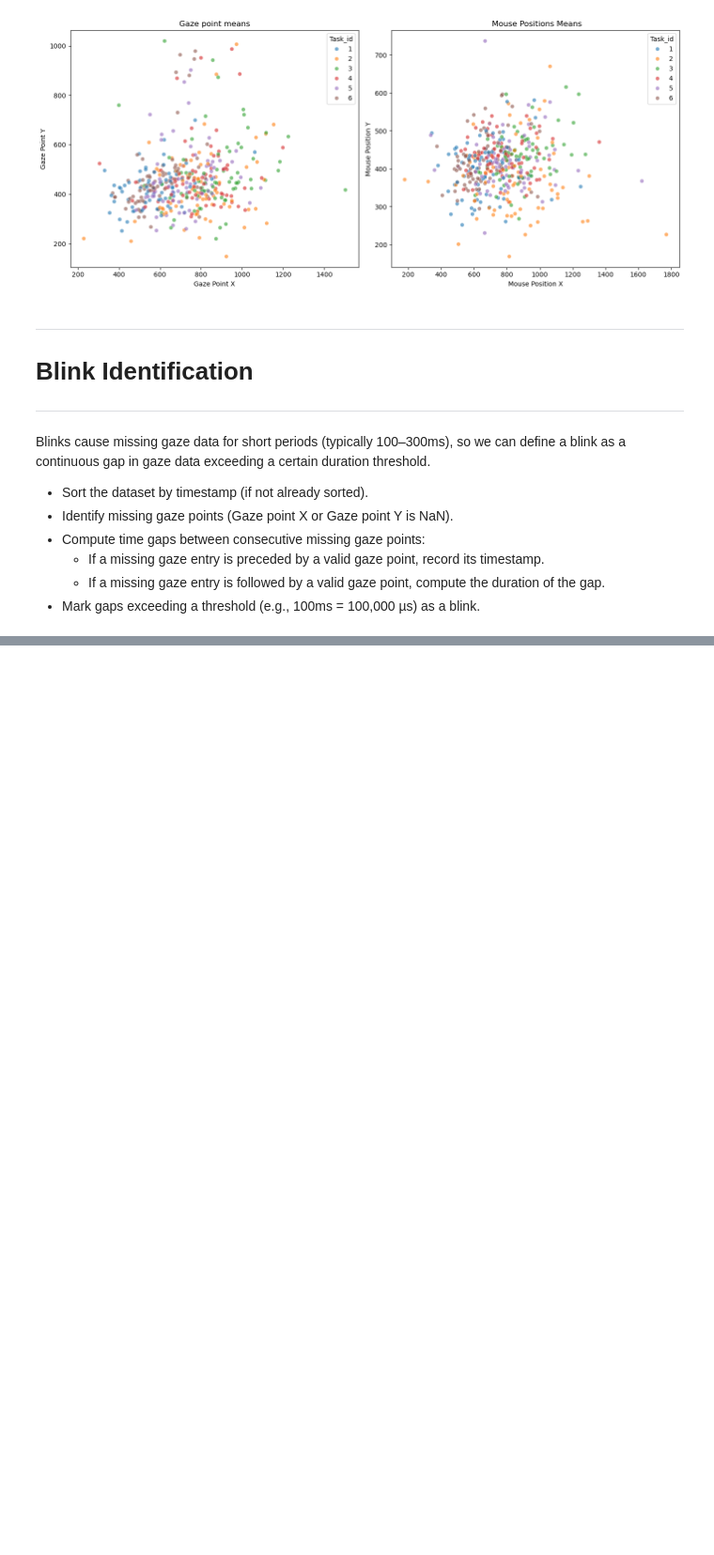
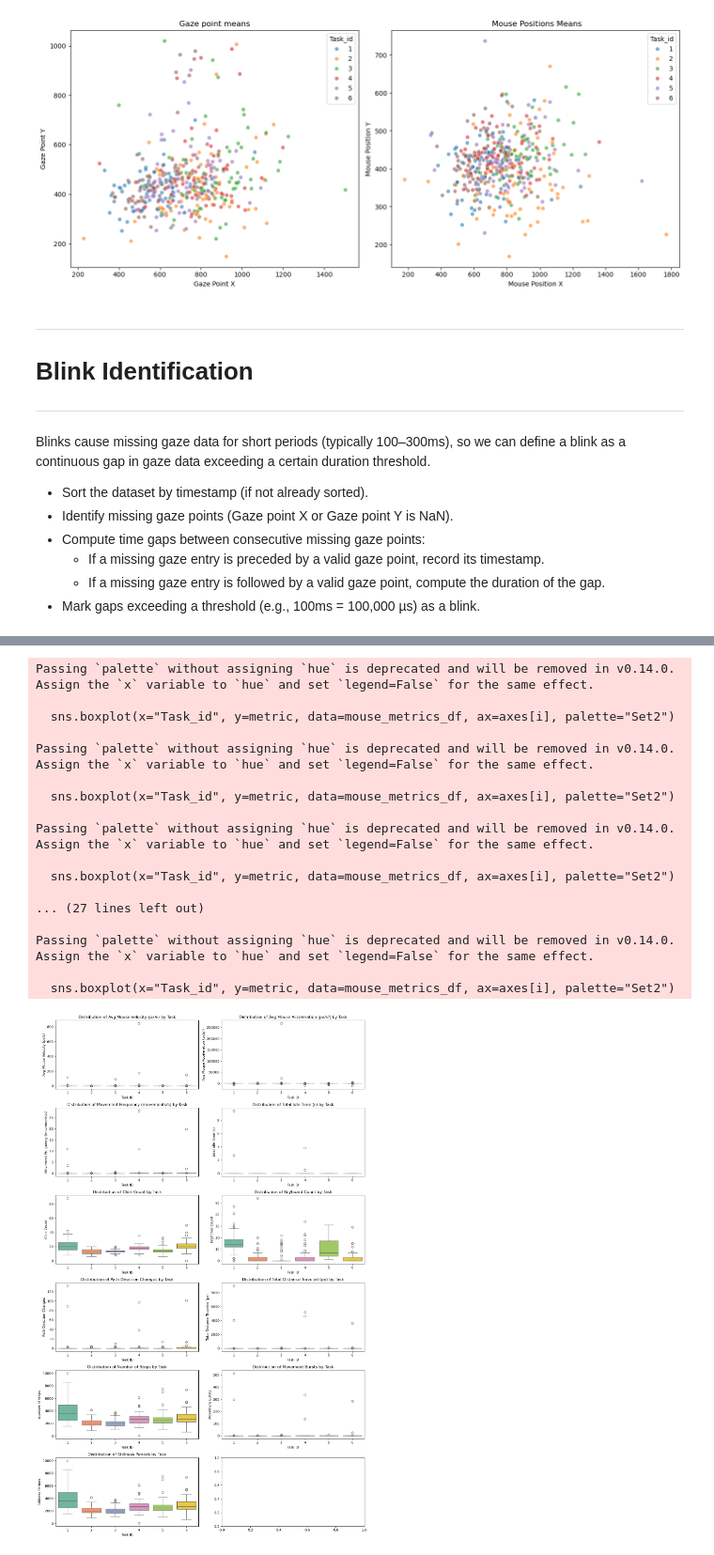
Before and after one commit to kruuZHAW/eye_tracking, a Jupyter notebook: notebooks/sandbox_feature_eng.ipynb, the cells around one changed output, grey strips where cells are left out. Shown at 94% size. Saved outputs shown, nothing was run; the diff lists cells and outputs as text; code cells hidden in the pictures; blank space fills up the shorter version.

```diff
--- a/notebooks/sandbox_feature_eng.ipynb
+++ b/notebooks/sandbox_feature_eng.ipynb
@@ -571,7 +261,7 @@ axes = axes.flatten()
 
 # Plot each metric distribution grouped by Task_id
 for i, metric in enumerate(metrics):
-    sns.boxplot(x="Task_id", y=metric, data=task_stats_df, ax=axes[i], palette="Set2")
+    sns.boxplot(x="Task_id", y=metric, data=gaze_metrics_df, ax=axes[i], palette="Set2")
     axes[i].set_title(f"Distribution of {metric} by Task")
     axes[i].set_xlabel("Task ID")
     axes[i].set_ylabel(metric)
@@ -600 +290,53 @@ Passing `palette` without assigning `hue` is deprecated and will be removed in v
 [figure]
+# %%
+# Define the metrics to plot
+metrics = [
+    "Avg Mouse Velocity (px/s)",
+    "Avg Mouse Acceleration (px/s²)",
+    "Movement Frequency (movements/s)",
+    "Total Idle Time (s)",
+    "Click Count",
+    "Keyboard Count",
+    "Path Direction Changes",
+    "Total Distance Traveled (px)",
+    "Number of Stops",
+    "Movement Bursts",
+    "Stillness Periods",
+]
+
+# Create a grid of subplots
+num_metrics = len(metrics)
+fig, axes = plt.subplots(nrows=6, ncols=2, figsize=(14, 22))
+
+# Flatten axes array for easy indexing
+axes = axes.flatten()
+
+# Plot each metric distribution grouped by Task_id
+for i, metric in enumerate(metrics):
+    sns.boxplot(x="Task_id", y=metric, data=mouse_metrics_df, ax=axes[i], palette="Set2")
+    axes[i].set_title(f"Distribution of {metric} by Task")
+    axes[i].set_xlabel("Task ID")
+    axes[i].set_ylabel(metric)
+
+# Adjust layout
+plt.tight_layout()
+plt.show()
+# %% [output]
+Passing `palette` without assigning `hue` is deprecated and will be removed in v0.14.0. Assign the `x` variable to `hue` and set `legend=False` for the same effect.
+
+  sns.boxplot(x="Task_id", y=metric, data=mouse_metrics_df, ax=axes[i], palette="Set2")
+
+Passing `palette` without assigning `hue` is deprecated and will be removed in v0.14.0. Assign the `x` variable to `hue` and set `legend=False` for the same effect.
+
+  sns.boxplot(x="Task_id", y=metric, data=mouse_metrics_df, ax=axes[i], palette="Set2")
+
+Passing `palette` without assigning `hue` is deprecated and will be removed in v0.14.0. Assign the `x` variable to `hue` and set `legend=False` for the same effect.
+
+  sns.boxplot(x="Task_id", y=metric, data=mouse_metrics_df, ax=axes[i], palette="Set2")
+
+... (27 lines left out)
+
+Passing `palette` without assigning `hue` is deprecated and will be removed in v0.14.0. Assign the `x` variable to `hue` and set `legend=False` for the same effect.
+
+  sns.boxplot(x="Task_id", y=metric, data=mouse_metrics_df, ax=axes[i], palette="Set2")
+[figure, added]
```
Also changed, not shown: parts of 28 cells of this notebook, 15 other files.
